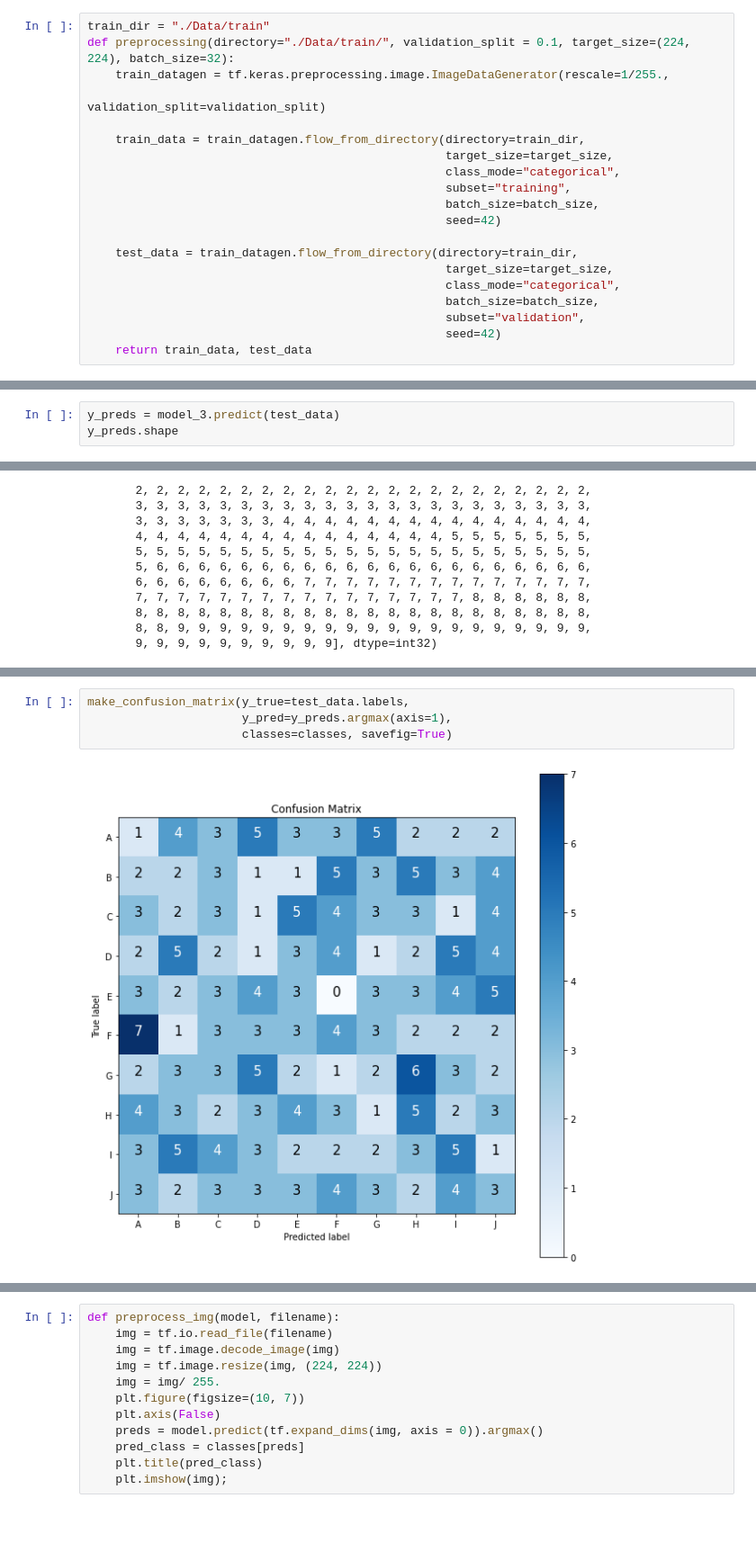
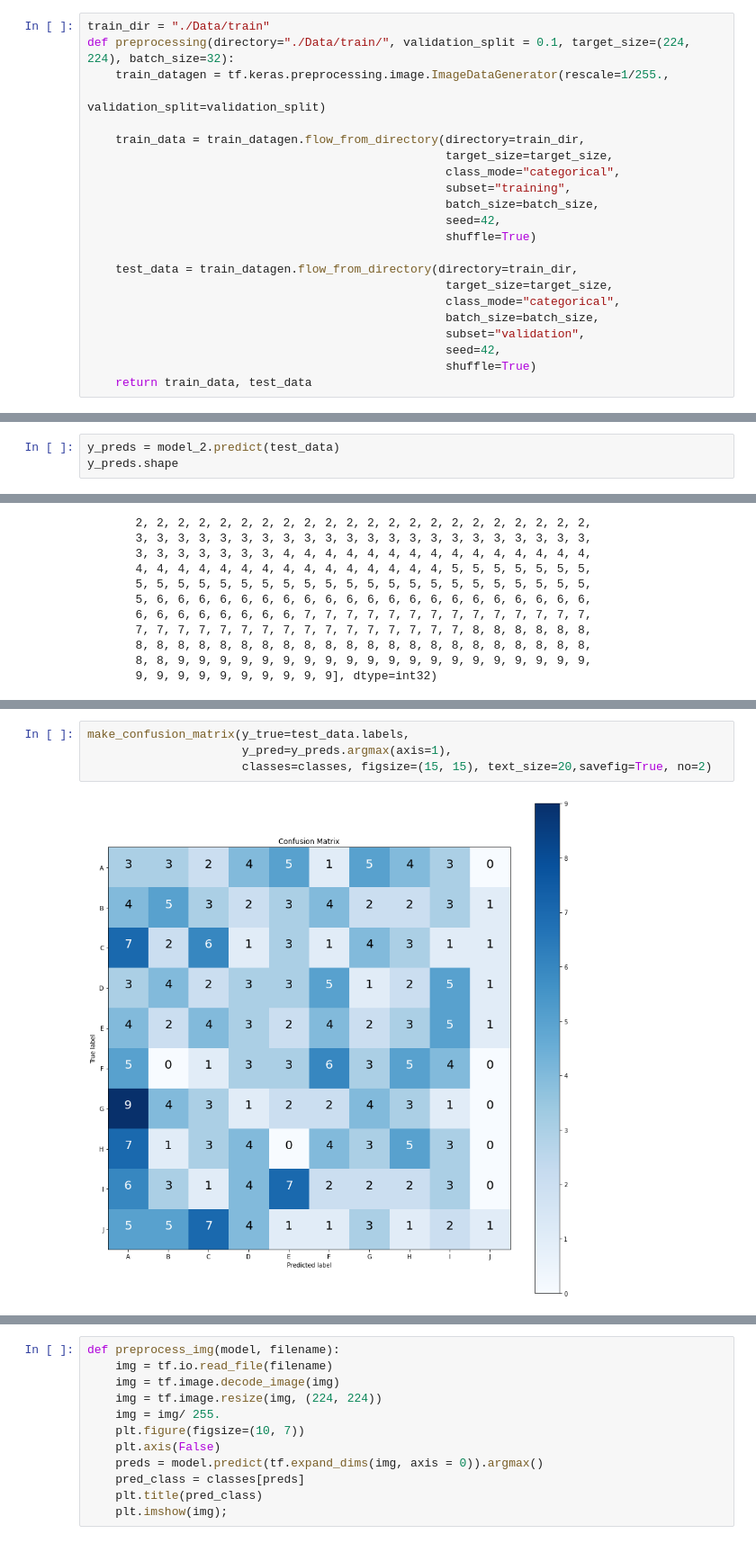
Before and after one commit to shubharthaksangharsha/AmericanSignLanguage, a Jupyter notebook: 03-Model_Training by Shubharthak.ipynb, the cells around one changed output, grey strips where cells are left out. Shown at 90% size. Saved outputs shown, nothing was run; the diff lists cells and outputs as text.

Commit message:
Updated Model training and classification also removed unncessary files

```diff
--- a/03-Model_Training by Shubharthak.ipynb
+++ b/03-Model_Training by Shubharthak.ipynb
@@ -23,14 +27,16 @@ def preprocessing(directory="./Data/train/", validation_split = 0.1, target_size
                                                    class_mode="categorical",
                                                    subset="training",
                                                    batch_size=batch_size,
-                                                   seed=42)
+                                                   seed=42,
+                                                   shuffle=True)
 
     test_data = train_datagen.flow_from_directory(directory=train_dir,
                                                    target_size=target_size,
                                                    class_mode="categorical",
                                                    batch_size=batch_size,
                                                    subset="validation",
-                                                   seed=42)
+                                                   seed=42,
+                                                   shuffle=True)
     return train_data, test_data
 # %%
 train_data, test_data = preprocessing()
@@ -233,5 +335,5 @@ def create_y_labels(test_data):
 # %%
-y_preds = model_3.predict(test_data)
+y_preds = model_2.predict(test_data)
 y_preds.shape
 # %% [output]
 (296, 10)
@@ -294,9 +359,9 @@ array([0, 0, 0, 0, 0, 0, 0, 0, 0, 0, 0, 0, 0, 0, 0, 0, 0, 0, 0, 0, 0, 0,
 # %%
 make_confusion_matrix(y_true=test_data.labels,
                       y_pred=y_preds.argmax(axis=1),
-                      classes=classes, savefig=True)
+                      classes=classes, figsize=(15, 15), text_size=20,savefig=True, no=2)
 # %% [output]
-[figure, old version]
+[figure, new version]
 # %%
 from sklearn.metrics import classification_report
 report = classification_report(y_true=test_data.labels,
```
Also changed, not shown: parts of 40 cells of this notebook, 36 other files.
